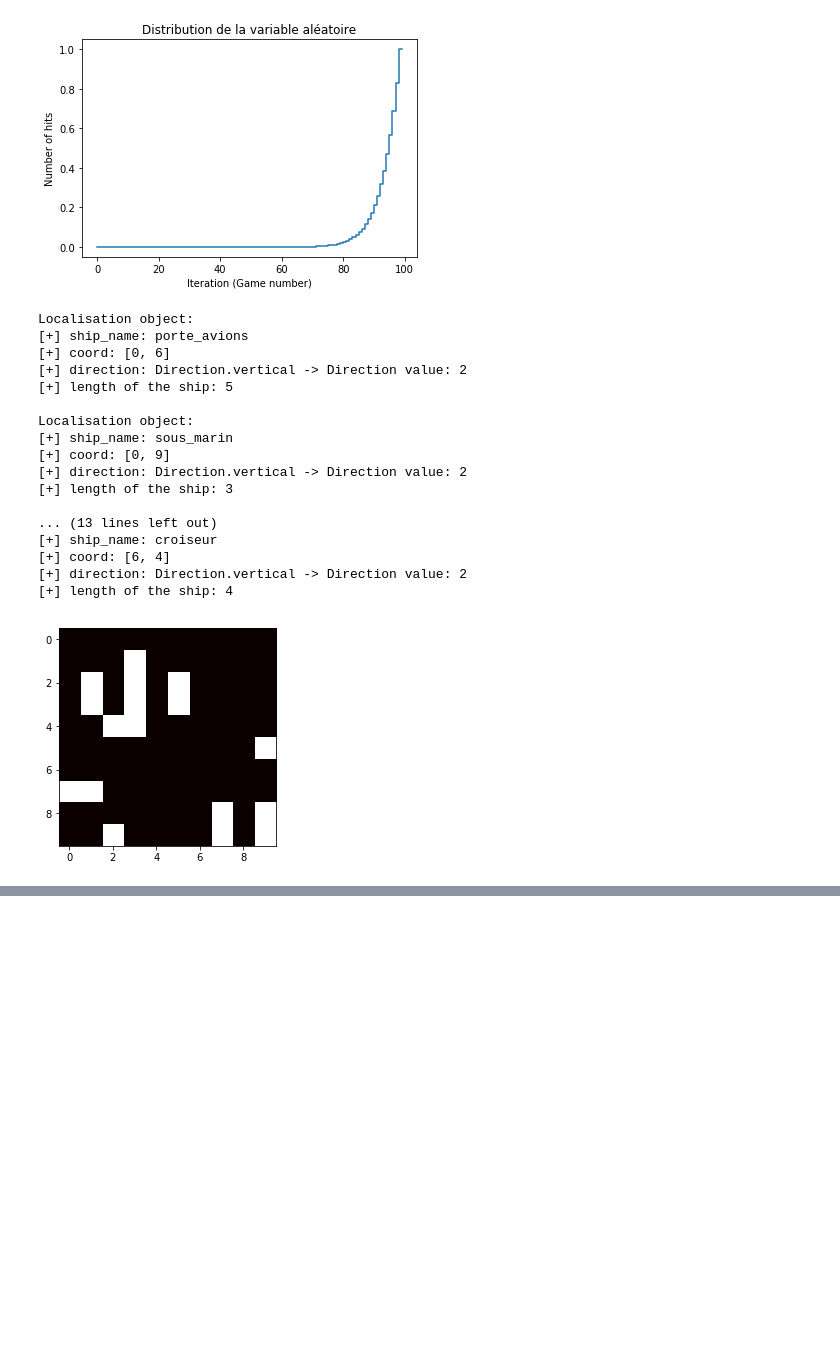
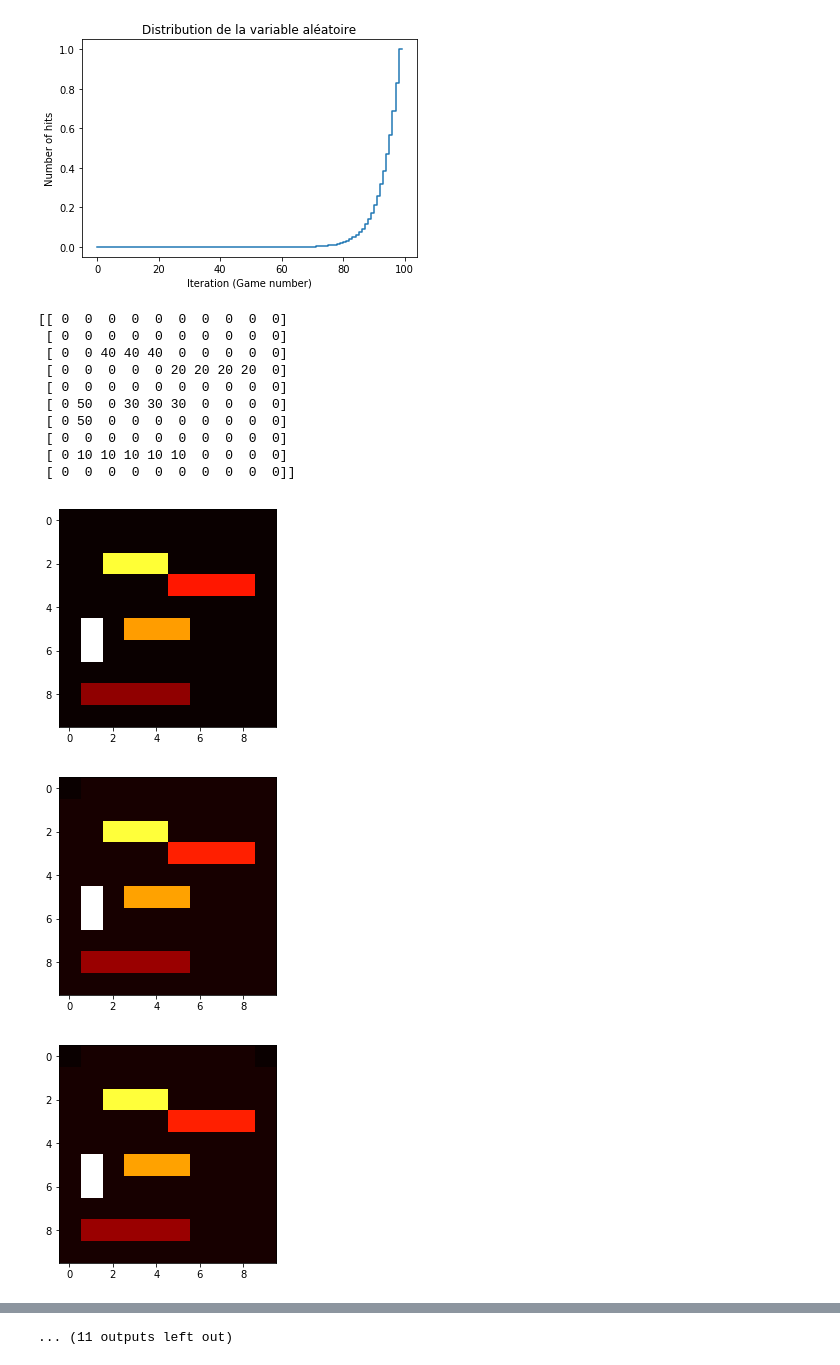
Before and after one commit to shetsecure/3i005, a Jupyter notebook: Untitled.ipynb, the cells around one changed output, grey strips where cells are left out. Drawn from its saved outputs; the diff is of its cells as text; code cells hidden in the pictures; blank space fills up the shorter version.

Commit message:
Added python scripts (reprogrammed the whole thing). Bug in ProbalisticPlayer

```diff
--- a/Untitled.ipynb
+++ b/Untitled.ipynb
@@ -21,7 +21,6 @@ Bateau['torpilleur'] = [2, 50]
 
 class Direction(enum.Enum):
     horizontal = 1
-    vertical = 2
 # %%
 class Localisation():
     def __init__(self, pair_xy, direction, length, key_name):
@@ -515,14 +514,3 @@ class RandomPlayer(Player):
         del self.positions[random_index]
 
         return 1 # hitted 1 place
-# %%
-player = RandomPlayer(b)
-count = 0
-b.reset()
-b.show()
-while not b.victory():
-    player.play()
-    b.not_hitted_list
-    count += 1
-
-print(count)
@@ -605,30 +628,29 @@ class HeuristicPlayer(Player):
 # %%
 heur = HeuristicPlayer(b)
 count = 0
 b.reset()
 b.show()
+print(b.grid.grille)
+show()
 while not b.victory():
     count += heur.play()
+    b.show()
+    show()
 
-for loc in heur.bataille.grid.localisations:
-    print(loc)
+# for loc in heur.bataille.grid.localisations:
+#     print(loc)
 b.show()
 # %% [output]
-Localisation object:
-[+] ship_name: porte_avions
-[+] coord: [0, 6]
-[+] direction: Direction.vertical -> Direction value: 2
-[+] length of the ship: 5
-
-Localisation object:
-[+] ship_name: sous_marin
-[+] coord: [0, 9]
-[+] direction: Direction.vertical -> Direction value: 2
-[+] length of the ship: 3
-
-... (13 lines left out)
-[+] ship_name: croiseur
-[+] coord: [6, 4]
-[+] direction: Direction.vertical -> Direction value: 2
-[+] length of the ship: 4
+[[ 0  0  0  0  0  0  0  0  0  0]
+ [ 0  0  0  0  0  0  0  0  0  0]
+ [ 0  0 40 40 40  0  0  0  0  0]
+ [ 0  0  0  0  0 20 20 20 20  0]
+ [ 0  0  0  0  0  0  0  0  0  0]
+ [ 0 50  0 30 30 30  0  0  0  0]
+ [ 0 50  0  0  0  0  0  0  0  0]
+ [ 0  0  0  0  0  0  0  0  0  0]
+ [ 0 10 10 10 10 10  0  0  0  0]
+ [ 0  0  0  0  0  0  0  0  0  0]]
-[figure, old version]
+[figure, new version]
+[figure, added]
+[figure, added]
@@ -635,3 +665,4 @@ Localisation object:
+... (11 outputs left out)
 # %%
 heur.plot(1000000)
 # %% [output]
```
Also changed, not shown: parts of 7 cells of this notebook, 10 other files.
